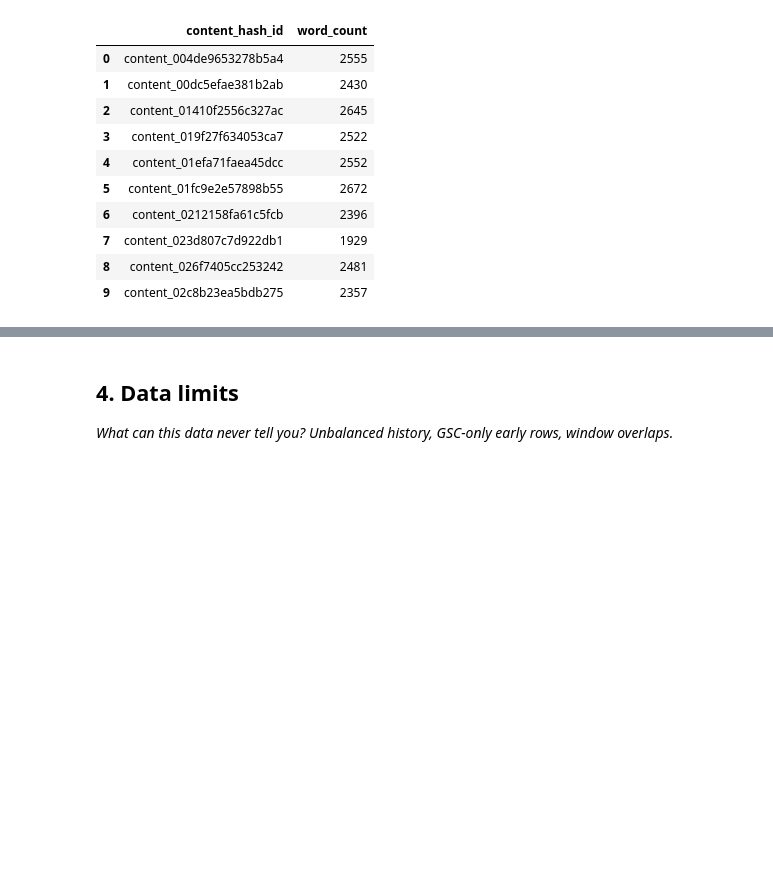
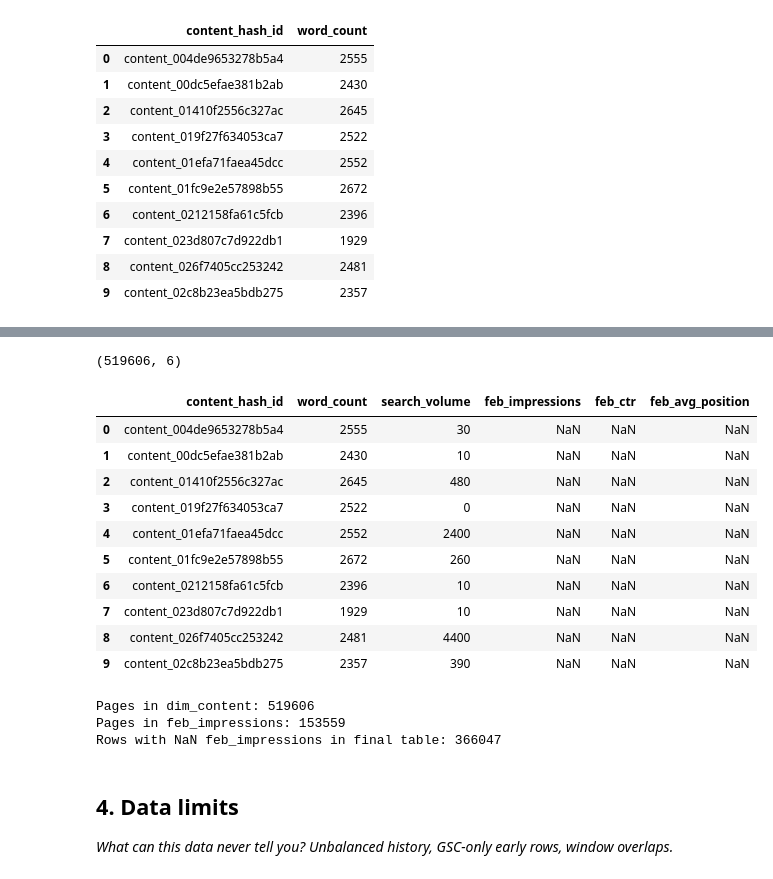
Before and after one commit to fatima12aa/fa-ml, a Jupyter notebook: work/notebooks/w03_data_contract.ipynb, the cells around one changed output, grey strips where cells are left out. Drawn from its saved outputs; the diff is of its cells as text; code cells hidden in the pictures; blank space fills up the shorter version.

```diff
--- a/work/notebooks/w03_data_contract.ipynb
+++ b/work/notebooks/w03_data_contract.ipynb
@@ -446,3 +446,30 @@ content_features.head(10)
 | 7 | content_023d807c7d922db1 | 1929 |
 | 8 | content_026f7405cc253242 | 2481 |
 | 9 | content_02c8b23ea5bdb275 | 2357 |
+# %%
+# ============================================================
+# FEATURE 5: Search volume for the page's target keyword (static, from dim_content)
+# ------------------------------------------------------------
+# search_volume measures keyword DEMAND -- how often people search for
+# this term overall -- which is different from ctr (how well THIS page
+# converts the traffic it gets) or impressions (how much traffic THIS
+# page actually received). A page could have low impressions/CTR simply
+# because it targets a low-demand keyword, not because the page itself
+# is weak -- search_volume helps separate those two explanations.
+#
+# Static, from dim_content -- same reasoning as Feature 4: doesn't vary
+# day-to-day for one page, but varies meaningfully across pages, giving
+# the model real signal to learn from.
+#
+# Available when: search_volume is a property of the target keyword,
+# knowable independent of March's actual performance -- safe under Q5.
+# ============================================================
+content_features_v2 = con.sql(f"""
+    SELECT
+        content_hash_id,
+        word_count,
+        search_volume
+    FROM {TABLES['dim_content']}
+""").df()
+
+content_features_v2.head(10)
@@ -449,3 +488,40 @@ content_features.head(10)
+# %%
+# ============================================================
+# Combine all 5 features into a single per-page feature table.
+# Features 1-3 come from fact_daily (February, aggregated per page).
+# Features 4-5 come from dim_content (static page characteristics).
+# We join everything on content_hash_id.
+# Using LEFT JOIN from content_features_v2 as the base, since dim_content
+# should have the most complete page coverage.
+# ============================================================
+feature_frame = content_features_v2 \
+    .merge(feb_impressions, on="content_hash_id", how="left") \
+    .merge(feb_ctr[["content_hash_id", "feb_ctr"]], on="content_hash_id", how="left") \
+    .merge(feb_position, on="content_hash_id", how="left")
+
+print(feature_frame.shape)
+feature_frame.head(10) #we've only printed 10 thats why there are many NANs
+# %% [output]
+(519606, 6)
+|  | content_hash_id | word_count | search_volume | feb_impressions | feb_ctr | feb_avg_position |
+| 0 | content_004de9653278b5a4 | 2555 | 30 | NaN | NaN | NaN |
+| 1 | content_00dc5efae381b2ab | 2430 | 10 | NaN | NaN | NaN |
+| 2 | content_01410f2556c327ac | 2645 | 480 | NaN | NaN | NaN |
+| 3 | content_019f27f634053ca7 | 2522 | 0 | NaN | NaN | NaN |
+| 4 | content_01efa71faea45dcc | 2552 | 2400 | NaN | NaN | NaN |
+| 5 | content_01fc9e2e57898b55 | 2672 | 260 | NaN | NaN | NaN |
+| 6 | content_0212158fa61c5fcb | 2396 | 10 | NaN | NaN | NaN |
+| 7 | content_023d807c7d922db1 | 1929 | 10 | NaN | NaN | NaN |
+| 8 | content_026f7405cc253242 | 2481 | 4400 | NaN | NaN | NaN |
+| 9 | content_02c8b23ea5bdb275 | 2357 | 390 | NaN | NaN | NaN |
+# %%
+print("Pages in dim_content:", len(content_features_v2))
+print("Pages in feb_impressions:", len(feb_impressions))
+print("Rows with NaN feb_impressions in final table:", feature_frame["feb_impressions"].isna().sum())
+# %% [output]
+Pages in dim_content: 519606
+Pages in feb_impressions: 153559
+Rows with NaN feb_impressions in final table: 366047
 # %% [markdown]
 ## 4. Data limits
 
```
Also changed, not shown: parts of 4 cells of this notebook.
